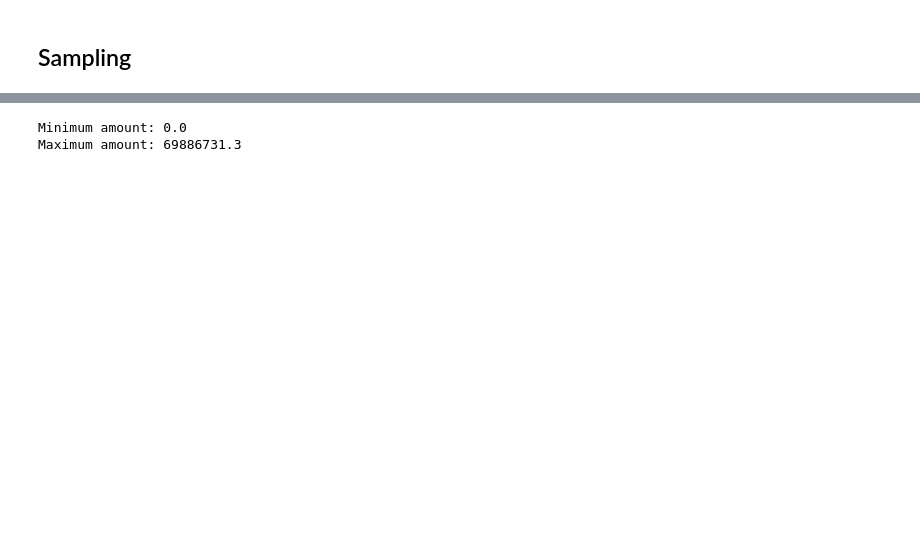
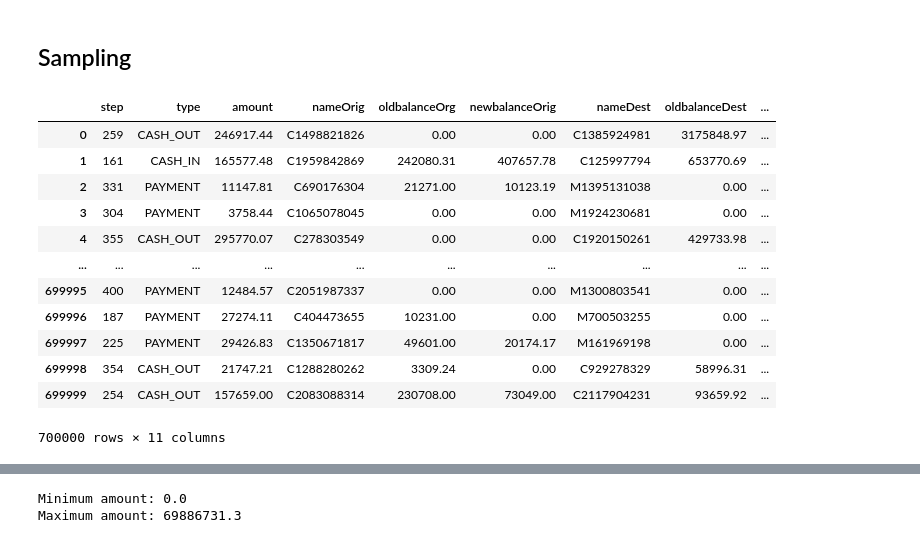
Before and after one commit to amiira-e/fyp, a Jupyter notebook: Apriori algorithm.ipynb, the cells around one changed output, grey strips where cells are left out. Saved outputs shown, nothing was run; the diff lists cells and outputs as text; code cells hidden in the pictures; blank space fills up the shorter version.

```diff
--- a/Apriori algorithm.ipynb
+++ b/Apriori algorithm.ipynb
@@ -4,3 +4,19 @@
 import numpy as np
 import pandas as pd
 df_sample=pd.read_csv(r"C:\Users\23059\OneDrive\Desktop\Amiira\Y3S1\fyp\sample.csv")
+# %%
+df_sample
+# %% [output]
+|  | step | type | amount | nameOrig | oldbalanceOrg | newbalanceOrig | nameDest | oldbalanceDest | ... |
+| 0 | 259 | CASH_OUT | 246917.44 | C1498821826 | 0.00 | 0.00 | C1385924981 | 3175848.97 | ... |
+| 1 | 161 | CASH_IN | 165577.48 | C1959842869 | 242080.31 | 407657.78 | C125997794 | 653770.69 | ... |
+| 2 | 331 | PAYMENT | 11147.81 | C690176304 | 21271.00 | 10123.19 | M1395131038 | 0.00 | ... |
+| 3 | 304 | PAYMENT | 3758.44 | C1065078045 | 0.00 | 0.00 | M1924230681 | 0.00 | ... |
+| 4 | 355 | CASH_OUT | 295770.07 | C278303549 | 0.00 | 0.00 | C1920150261 | 429733.98 | ... |
+| ... | ... | ... | ... | ... | ... | ... | ... | ... | ... |
+| 699995 | 400 | PAYMENT | 12484.57 | C2051987337 | 0.00 | 0.00 | M1300803541 | 0.00 | ... |
+| 699996 | 187 | PAYMENT | 27274.11 | C404473655 | 10231.00 | 0.00 | M700503255 | 0.00 | ... |
+| 699997 | 225 | PAYMENT | 29426.83 | C1350671817 | 49601.00 | 20174.17 | M161969198 | 0.00 | ... |
+| 699998 | 354 | CASH_OUT | 21747.21 | C1288280262 | 3309.24 | 0.00 | C929278329 | 58996.31 | ... |
+| 699999 | 254 | CASH_OUT | 157659.00 | C2083088314 | 230708.00 | 73049.00 | C2117904231 | 93659.92 | ... |
+700000 rows × 11 columns
```
Also changed, not shown: parts of 88 cells of this notebook, 24 other files.
